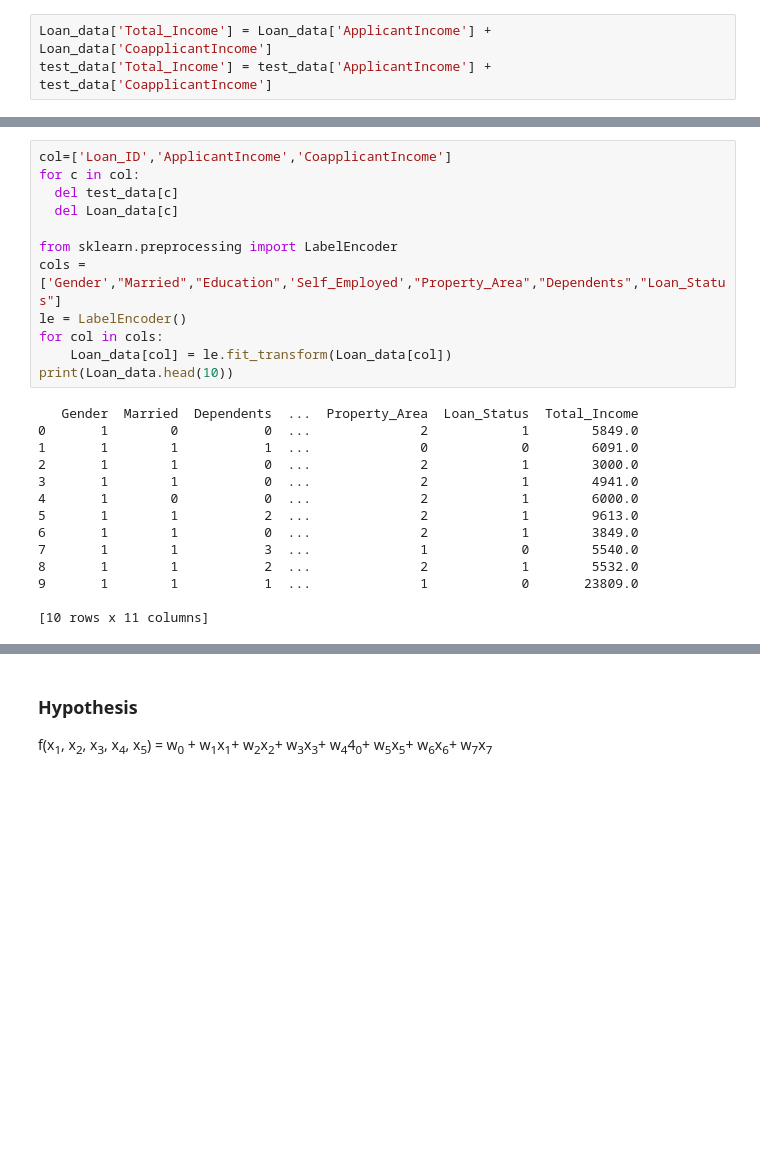
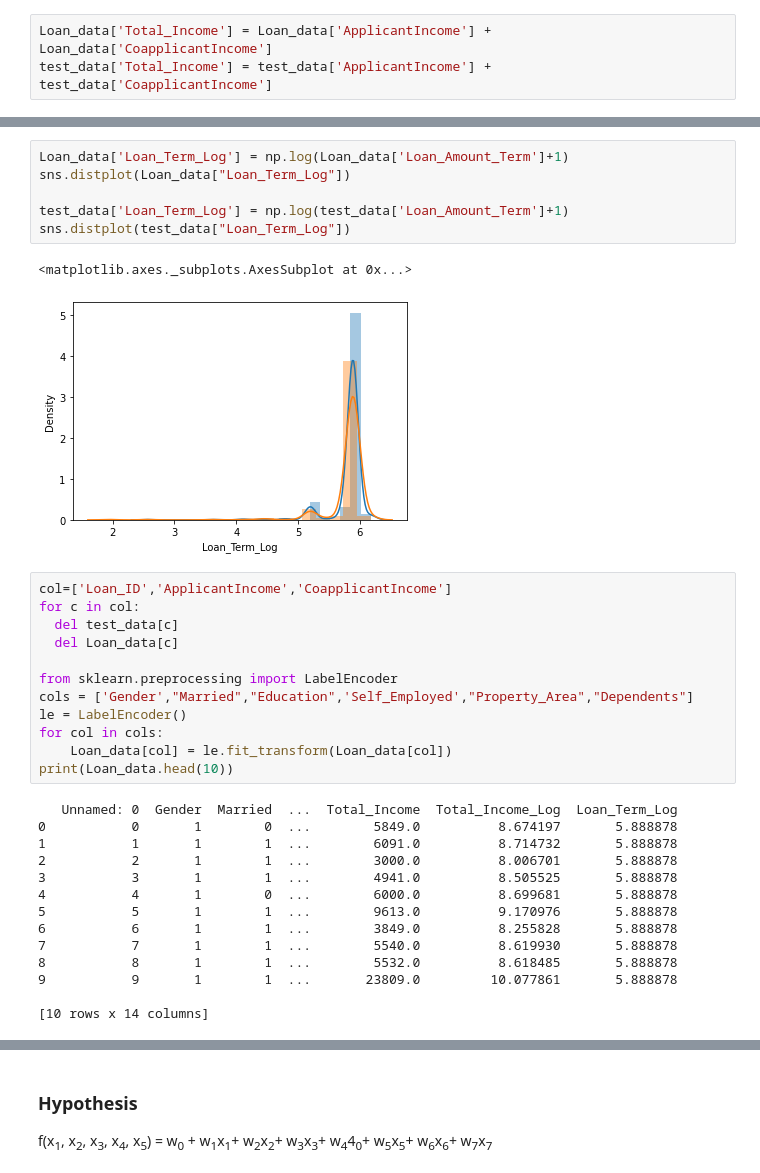
Before and after one commit to anshuman-8/Health-insurance-charge-Prediction, a Jupyter notebook: Loan_Prediction.ipynb, the cells around one changed output, grey strips where cells are left out. Cells and saved outputs as stored; diff of their text form; blank space fills up the shorter version.

```diff
--- a/Loan_Prediction.ipynb
+++ b/Loan_Prediction.ipynb
@@ -119,3 +134,12 @@ Loan_data.head()
+# %%
+Loan_data['Loan_Term_Log'] = np.log(Loan_data['Loan_Amount_Term']+1)
+sns.distplot(Loan_data["Loan_Term_Log"])
+
+test_data['Loan_Term_Log'] = np.log(test_data['Loan_Amount_Term']+1)
+sns.distplot(test_data["Loan_Term_Log"])
+# %% [output]
+<matplotlib.axes._subplots.AxesSubplot at 0x...>
+[figure, added]
 # %%
 col=['Loan_ID','ApplicantIncome','CoapplicantIncome']
 for c in col:
@@ -123,25 +147,25 @@ for c in col:
   del Loan_data[c]
 
 from sklearn.preprocessing import LabelEncoder
-cols = ['Gender',"Married","Education",'Self_Employed',"Property_Area","Dependents","Loan_Status"]
+cols = ['Gender',"Married","Education",'Self_Employed',"Property_Area","Dependents"]
 le = LabelEncoder()
 for col in cols:
     Loan_data[col] = le.fit_transform(Loan_data[col])
 print(Loan_data.head(10))
 # %% [output]
-   Gender  Married  Dependents  ...  Property_Area  Loan_Status  Total_Income
-0       1        0           0  ...              2            1        5849.0
-1       1        1           1  ...              0            0        6091.0
-2       1        1           0  ...              2            1        3000.0
-3       1        1           0  ...              2            1        4941.0
-4       1        0           0  ...              2            1        6000.0
-5       1        1           2  ...              2            1        9613.0
-6       1        1           0  ...              2            1        3849.0
-7       1        1           3  ...              1            0        5540.0
-8       1        1           2  ...              2            1        5532.0
-9       1        1           1  ...              1            0       23809.0
+   Unnamed: 0  Gender  Married  ...  Total_Income  Total_Income_Log  Loan_Term_Log
+0           0       1        0  ...        5849.0          8.674197       5.888878
+1           1       1        1  ...        6091.0          8.714732       5.888878
+2           2       1        1  ...        3000.0          8.006701       5.888878
+3           3       1        1  ...        4941.0          8.505525       5.888878
+4           4       1        0  ...        6000.0          8.699681       5.888878
+5           5       1        1  ...        9613.0          9.170976       5.888878
+6           6       1        1  ...        3849.0          8.255828       5.888878
+7           7       1        1  ...        5540.0          8.619930       5.888878
+8           8       1        1  ...        5532.0          8.618485       5.888878
+9           9       1        1  ...       23809.0         10.077861       5.888878
 
-[10 rows x 11 columns]
+[10 rows x 14 columns]
 # %%
 from sklearn.preprocessing import LabelEncoder
 cols = ['Gender',"Married","Education",'Self_Employed',"Property_Area","Dependents"]
```
Also changed, not shown: parts of 12 cells of this notebook.
